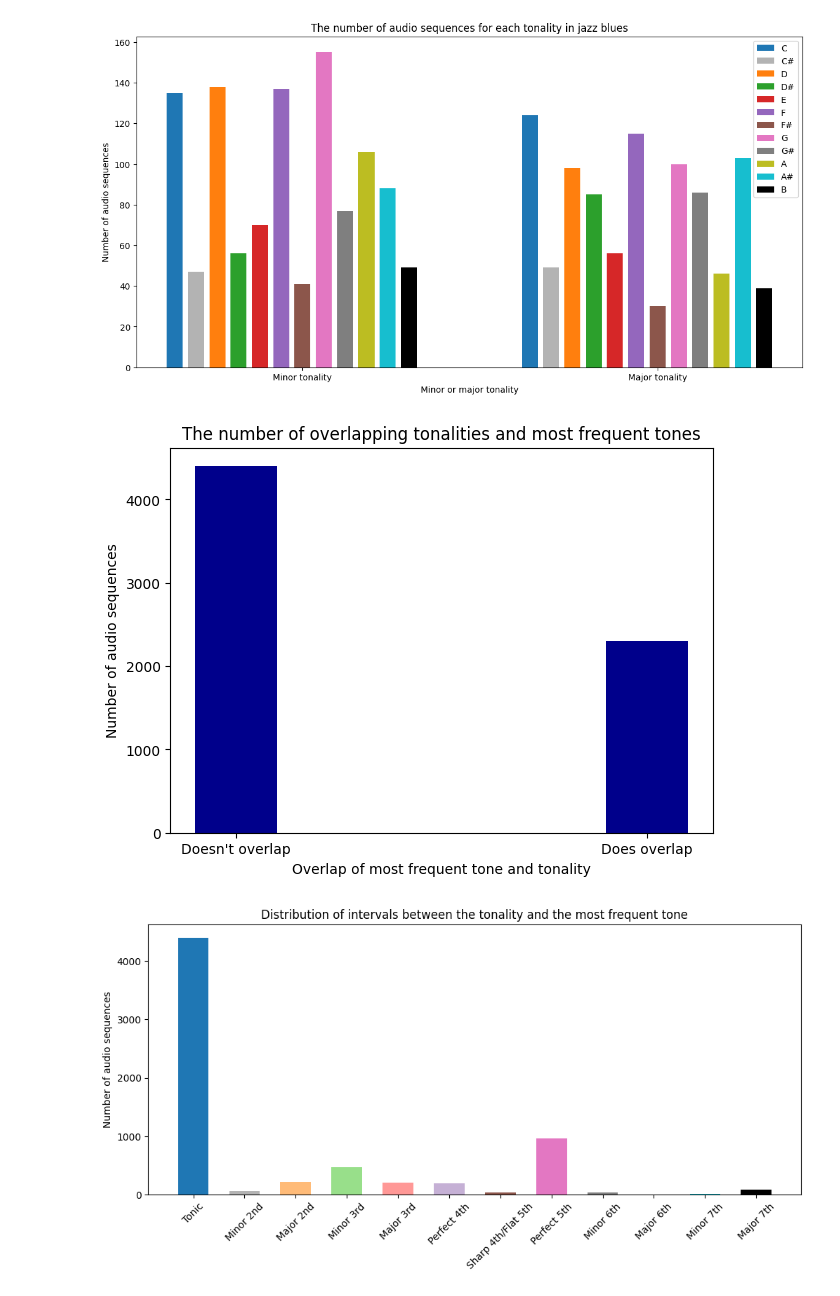
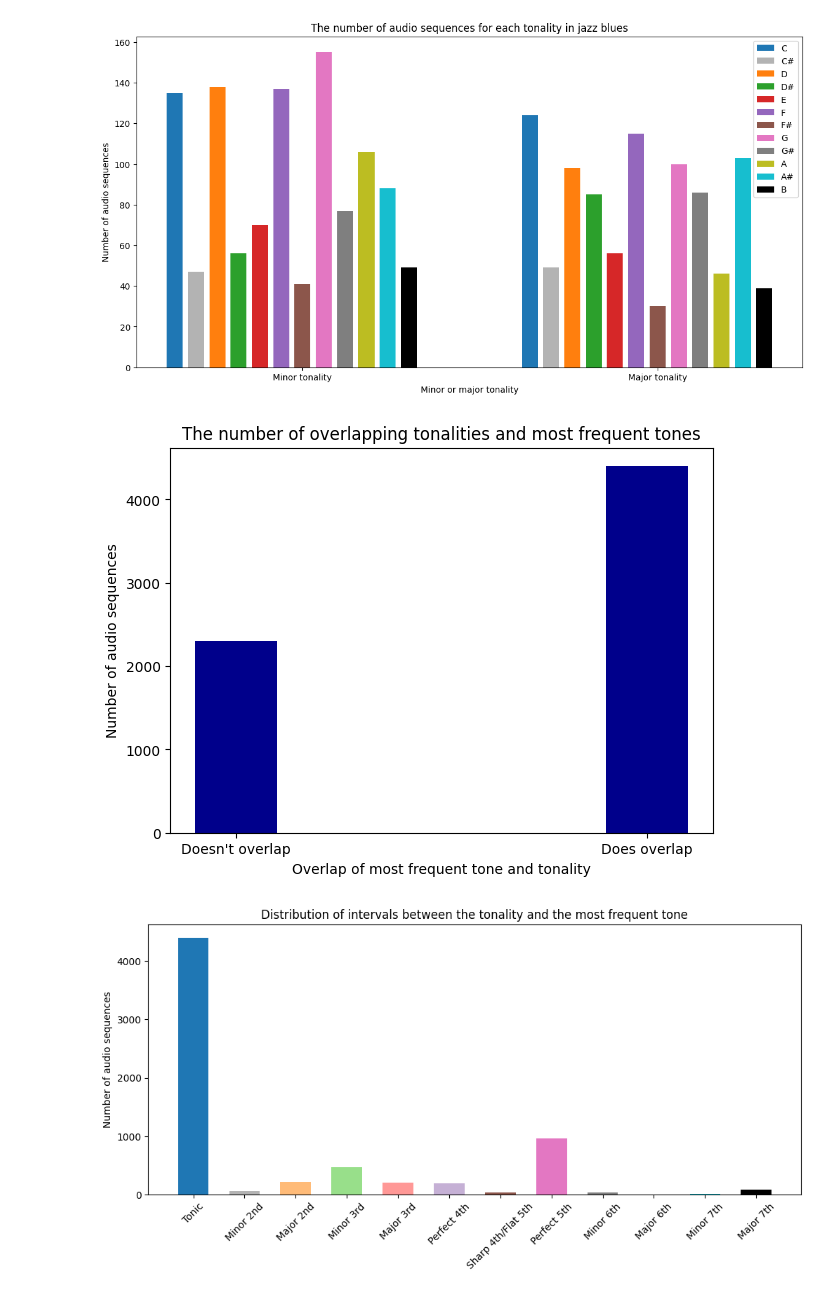
Before and after one commit to ciglenecki/lumen-audio, a Jupyter notebook: src/notebooks/music_analysis.ipynb, the cells around one changed output. Cells and saved outputs as stored; diff of their text form; code cells hidden in the pictures.

```diff
--- a/src/notebooks/music_analysis.ipynb
+++ b/src/notebooks/music_analysis.ipynb
@@ -450,25 +461,25 @@ draw_tone_tonality_full_per_genre()
 # %%
 def draw_overall_overlapping_most_freq_tone_and_tonality():
     plt.figure(figsize=(7, 5))
     genre_audio = df_train.copy()
     genre_audio["tone"] = genre_audio.apply(lambda x: x["tonality"].split(" ")[0], axis=1)
 
     plt.bar(
         ["Doesn't overlap", "Does overlap"],
-        [len(genre_audio[genre_audio["tone"] == genre_audio["most_frequent_tone"]]),
-         len(genre_audio[genre_audio["tone"] != genre_audio["most_frequent_tone"]])
+        [len(genre_audio[genre_audio["tone"] != genre_audio["most_frequent_tone"]]),
+         len(genre_audio[genre_audio["tone"] == genre_audio["most_frequent_tone"]])
         ],
         width=0.2,
         color=COLOR
     )
 
     plt.title(f"The number of overlapping tonalities and most frequent tones")
     plt.xlabel("Overlap of most frequent tone and tonality")
     plt.ylabel("Number of audio sequences")
     plt.savefig(f"./figures/overall_overlapping_most_freq_tone_and_tonality.png")
 draw_overall_overlapping_most_freq_tone_and_tonality()
 # %% [output]
-[figure, old version]
+[figure, new version]
 # %%
 def draw_tonalities_and_most_frequent_wrt_intervals():
     plt.figure(figsize=(12, 5))
```
Also changed, not shown: parts of 6 cells of this notebook, 9 other files.
